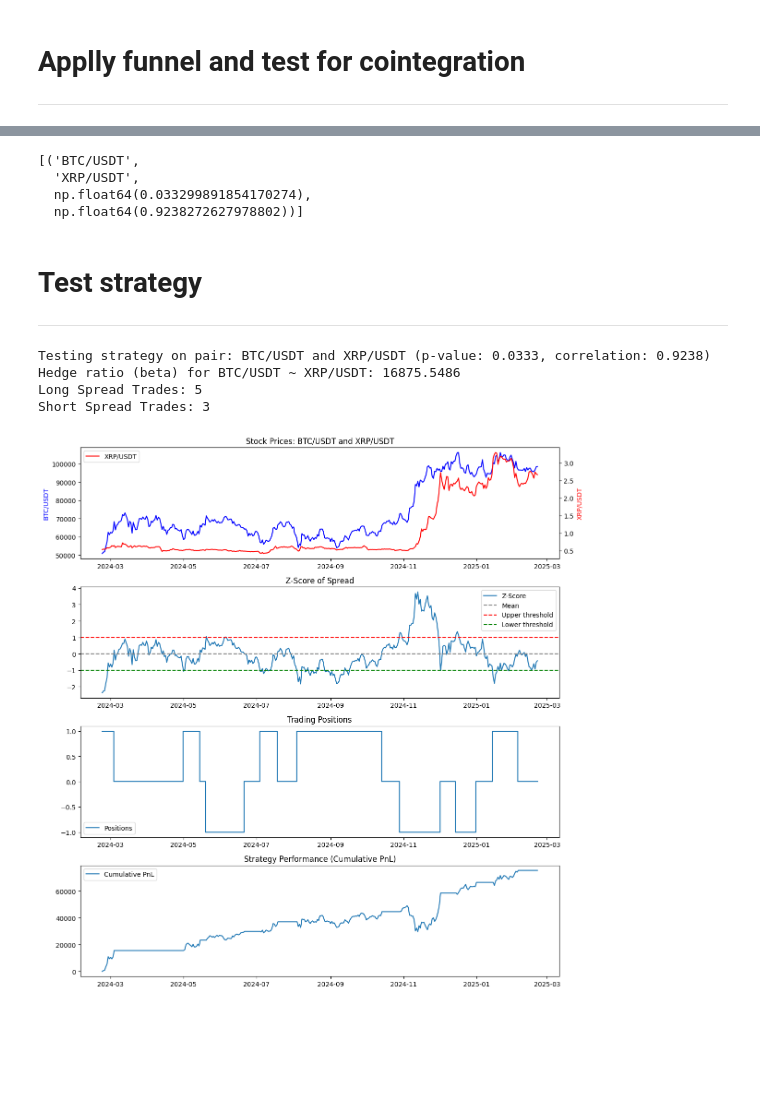
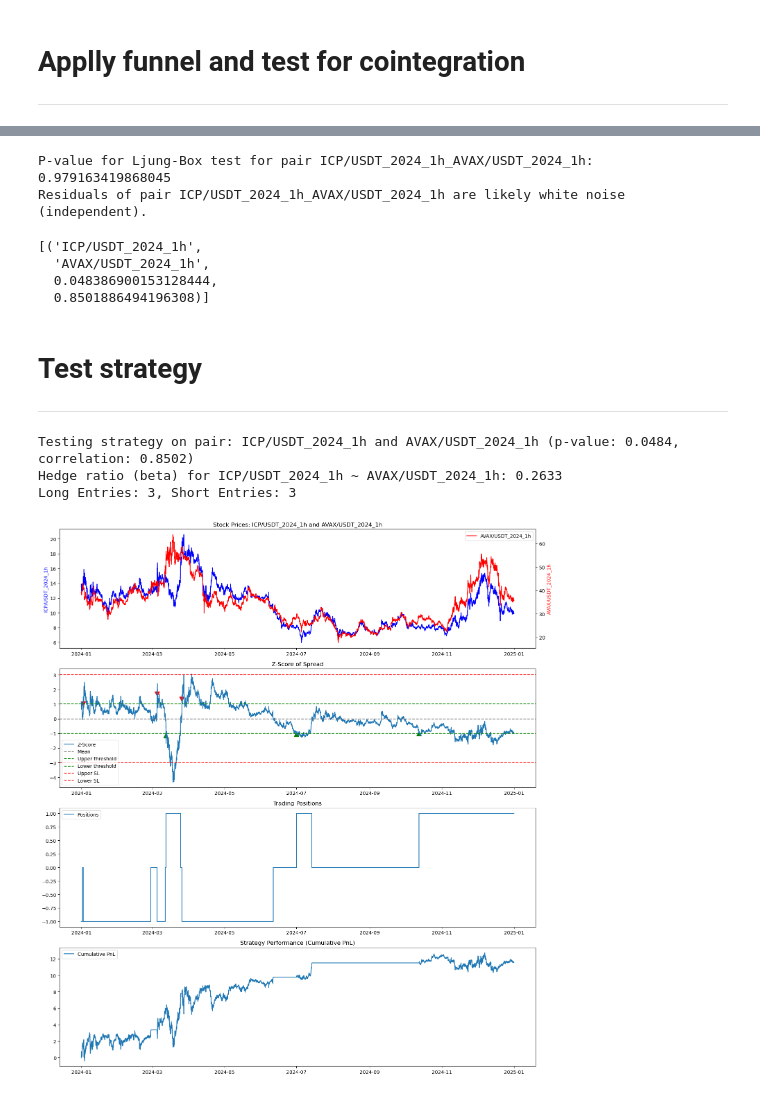
Before and after one commit to alexandrosdp/PairsTrading, a Jupyter notebook: main.ipynb, the cells around one changed output, grey strips where cells are left out. Saved outputs shown, nothing was run; the diff lists cells and outputs as text; code cells hidden in the pictures; blank space fills up the shorter version.

Commit message:
Added entry indicators to see where trader went long or short. Also added function to merge prices in sectors.

```diff
--- a/main.ipynb
+++ b/main.ipynb
@@ -6,4 +7,4 @@ from back_tester import *
 # Get Data
 ---
 # %%
-prices = pd.read_csv("data/prices_data.csv", index_col=0, parse_dates=True)
+prices = pd.read_csv("binance_data/L1/2024/1h/merged_L1_closing_prices.csv", index_col=0, parse_dates=True)
@@ -59,40 +51,46 @@ Residuals of pair BTC/USDT_XRP/USDT are likely white noise (independent).
+# %%
+cointegrated_pairs = [('TRX/USDT_2024_1h',
+  'SUI/USDT_2024_1h',
+  0.078351,
+  0.8501886494196308)]
+# %%
+#If you suspect daily intraday patterns, using 24 lags is a natural choice: it checks each hour in a 24-hour cycle for dependence.
+#If your sample is large enough (covering many days/weeks), 24 lags is typically enough to detect standard intraday correlation
+analyze_residuals(residuals_df, lags = 24)
+# %% [output]
+P-value for Ljung-Box test for pair ICP/USDT_2024_1h_AVAX/USDT_2024_1h: 0.979163419868045
+Residuals of pair ICP/USDT_2024_1h_AVAX/USDT_2024_1h are likely white noise (independent).
 # %%
 cointegrated_pairs
 # %% [output]
-[('BTC/USDT',
-  'XRP/USDT',
-  np.float64(0.033299891854170274),
-  np.float64(0.9238272627978802))]
+[('ICP/USDT_2024_1h',
+  'AVAX/USDT_2024_1h',
+  0.048386900153128444,
+  0.8501886494196308)]
 # %% [markdown]
 # Test strategy
 ---
 # %%
 if cointegrated_pairs:
         sym1, sym2, pvalue, corr_val = cointegrated_pairs[0]
         print(f"\nTesting strategy on pair: {sym1} and {sym2} (p-value: {pvalue:.4f}, correlation: {corr_val:.4f})")
         S1 = prices[sym1]
         S2 = prices[sym2]
 
         # Compute the spread and hedge ratio
         spread, beta = compute_spread(S1, S2)
         print(f"Hedge ratio (beta) for {sym1} ~ {sym2}: {beta:.4f}")
 
         # Generate trading signals based on the spread's z-score
-        zscore, positions, longs, shorts = backtest_pair(spread, entry_threshold=1.0, exit_threshold=0.0)
+        zscore, positions = backtest_pair(spread, entry_threshold=1.0, exit_threshold=0.0)
 
         # Simulate strategy performance
         pnl, cum_pnl = simulate_strategy(S1, S2, positions, beta)
 
-        #Print number of long positions and short positions
-
-        print(f"Long Spread Trades: {longs}")
-        print(f"Short Spread Trades: {shorts}")
-
         #Plot trading simulation
         plot_trading_simulation(S1, S2, sym1,sym2,zscore, positions, cum_pnl)
 # %% [output]
-Testing strategy on pair: BTC/USDT and XRP/USDT (p-value: 0.0333, correlation: 0.9238)
-Hedge ratio (beta) for BTC/USDT ~ XRP/USDT: 16875.5486
-Long Spread Trades: 5
-Short Spread Trades: 3
+Testing strategy on pair: ICP/USDT_2024_1h and AVAX/USDT_2024_1h (p-value: 0.0484, correlation: 0.8502)
+Hedge ratio (beta) for ICP/USDT_2024_1h ~ AVAX/USDT_2024_1h: 0.2633
+Long Entries: 3, Short Entries: 3
-[figure, old version]
+[figure, new version]
```
Also changed, not shown: parts of 6 cells of this notebook, 4 other files.
